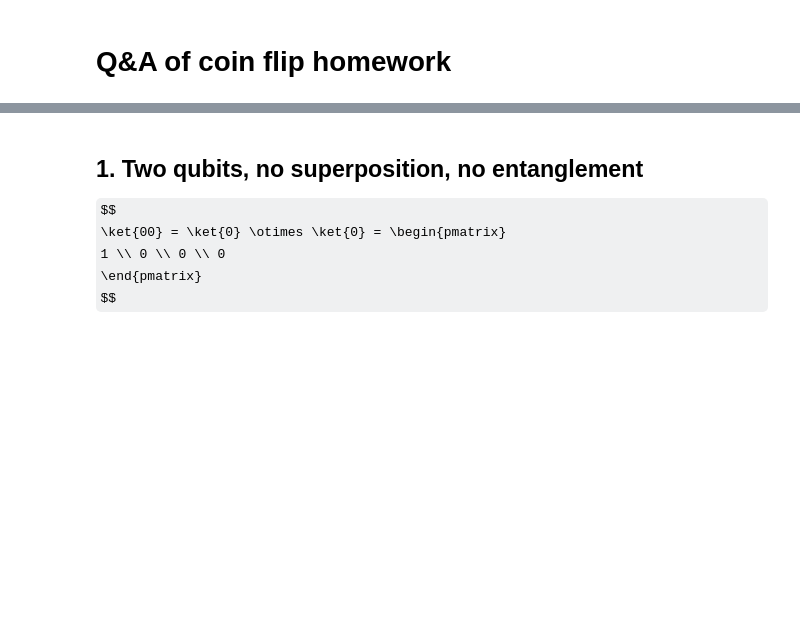
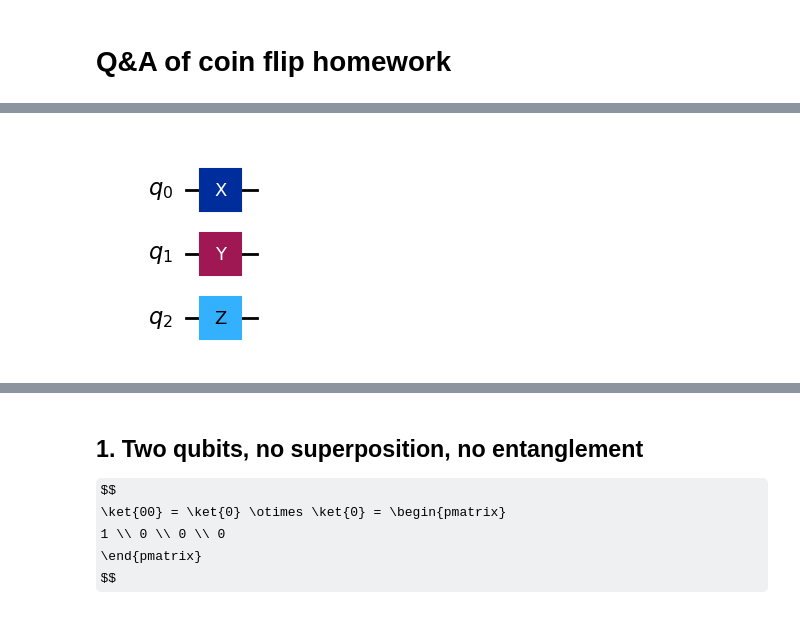
Before and after one commit to JoeyRogers-svg/Qiskit-fundamentals-course, a Jupyter notebook: 2-multiple-qubits.ipynb, the cells around one changed output, grey strips where cells are left out. Drawn from its saved outputs; the diff is of its cells as text; code cells hidden in the pictures; some formulas as TeX source; blank space fills up the shorter version.

```diff
--- a/2-multiple-qubits.ipynb
+++ b/2-multiple-qubits.ipynb
@@ -4,0 +35,12 @@
+# %%
+from qiskit.circuit import QuantumCircuit
+
+qc = QuantumCircuit(3)
+
+qc.x(0)
+qc.y(1)
+qc.z(2)
+
+qc.draw("mpl")
+# %% [output]
+[figure, added]
```
Also changed, not shown: parts of 23 cells of this notebook, 3 other files.
